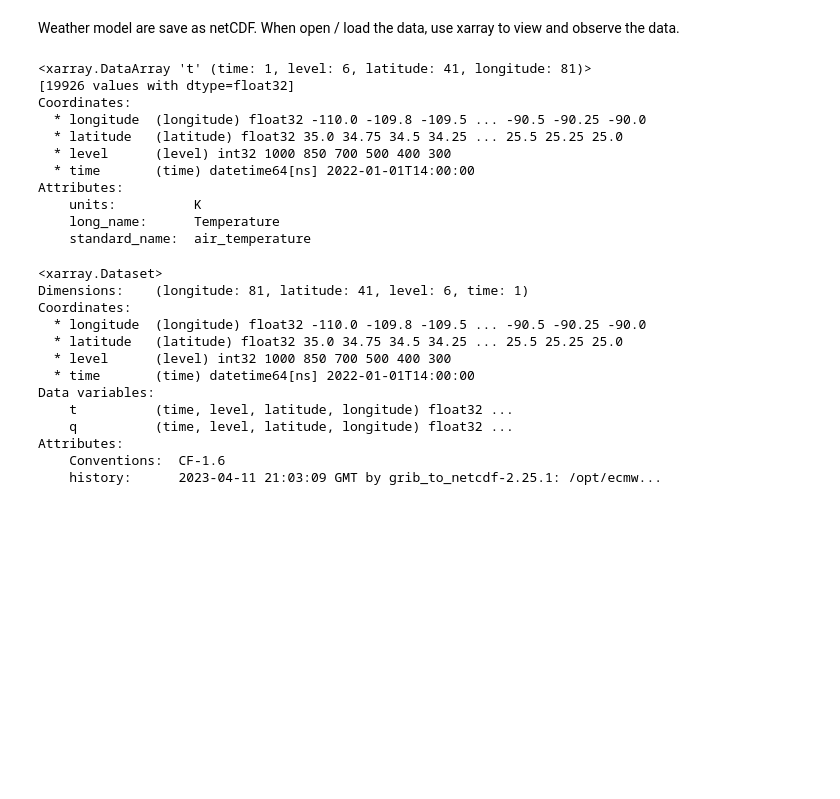
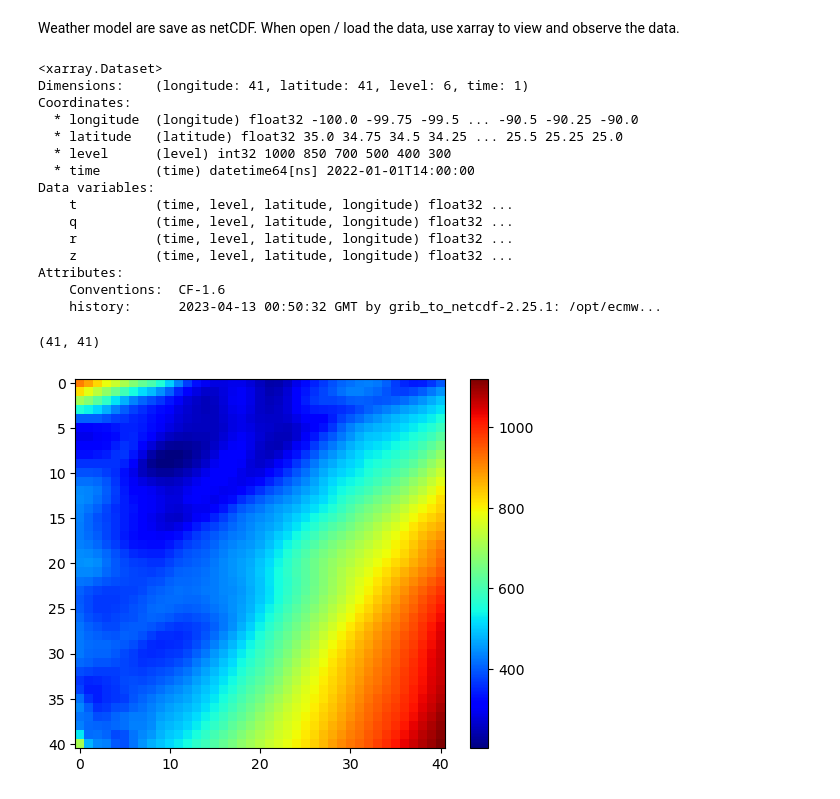
Before and after one commit to ngohikennyyue/Tropo_corrections, a Jupyter notebook: Download_wm.ipynb, the cells around one changed output. Saved outputs shown, nothing was run; the diff lists cells and outputs as text; code cells hidden in the pictures; blank space fills up the shorter version.

Commit message:
Update plots and clean up notebook

```diff
--- a/Download_wm.ipynb
+++ b/Download_wm.ipynb
@@ -34,41 +37,40 @@ import xarray as xr
 
 # open the NetCDF file
 data = xr.open_dataset('ERA5_2022_0101.nc')
-
+data
 # extract the temperature, pressure, and specific humidity variables
-temperature = data['t']
+# temperature = data['t']
 # pressure = data['sp']
 # specific_humidity = data['q']
 
 # print the variable information
-print(temperature)
+# print(temperature)
 # print(pressure)
 # print(specific_humidity)
 # %% [output]
-<xarray.DataArray 't' (time: 1, level: 6, latitude: 41, longitude: 81)>
-[19926 values with dtype=float32]
+<xarray.Dataset>
+Dimensions:    (longitude: 41, latitude: 41, level: 6, time: 1)
 Coordinates:
-  * longitude  (longitude) float32 -110.0 -109.8 -109.5 ... -90.5 -90.25 -90.0
+  * longitude  (longitude) float32 -100.0 -99.75 -99.5 ... -90.5 -90.25 -90.0
   * latitude   (latitude) float32 35.0 34.75 34.5 34.25 ... 25.5 25.25 25.0
   * level      (level) int32 1000 850 700 500 400 300
   * time       (time) datetime64[ns] 2022-01-01T14:00:00
+Data variables:
+    t          (time, level, latitude, longitude) float32 ...
+    q          (time, level, latitude, longitude) float32 ...
+    r          (time, level, latitude, longitude) float32 ...
+    z          (time, level, latitude, longitude) float32 ...
 Attributes:
-    units:          K
-    long_name:      Temperature
-    standard_name:  air_temperature
+    Conventions:  CF-1.6
+    history:      2023-04-13 00:50:32 GMT by grib_to_netcdf-2.25.1: /opt/ecmw...
-# %%
-data
-# %% [output]
-<xarray.Dataset>
-Dimensions:    (longitude: 81, latitude: 41, level: 6, time: 1)
-Coordinates:
-  * longitude  (longitude) float32 -110.0 -109.8 -109.5 ... -90.5 -90.25 -90.0
-  * latitude   (latitude) float32 35.0 34.75 34.5 34.25 ... 25.5 25.25 25.0
-  * level      (level) int32 1000 850 700 500 400 300
-  * time       (time) datetime64[ns] 2022-01-01T14:00:00
-Data variables:
-    t          (time, level, latitude, longitude) float32 ...
-    q          (time, level, latitude, longitude) float32 ...
-Attributes:
-    Conventions:  CF-1.6
-    history:      2023-04-11 21:03:09 GMT by grib_to_netcdf-2.25.1: /opt/ecmw...
+# %%
+data.z.values[0][0].shape
+# %% [output]
+(41, 41)
+# %%
+import matplotlib.pyplot as plt
+plt.imshow(data.z.values[0][0], cmap='jet')
+plt.colorbar()
+plt.show()
+# %% [output]
+[figure, added]
```
Also changed, not shown: parts of 2 cells of this notebook, 8 other files.
